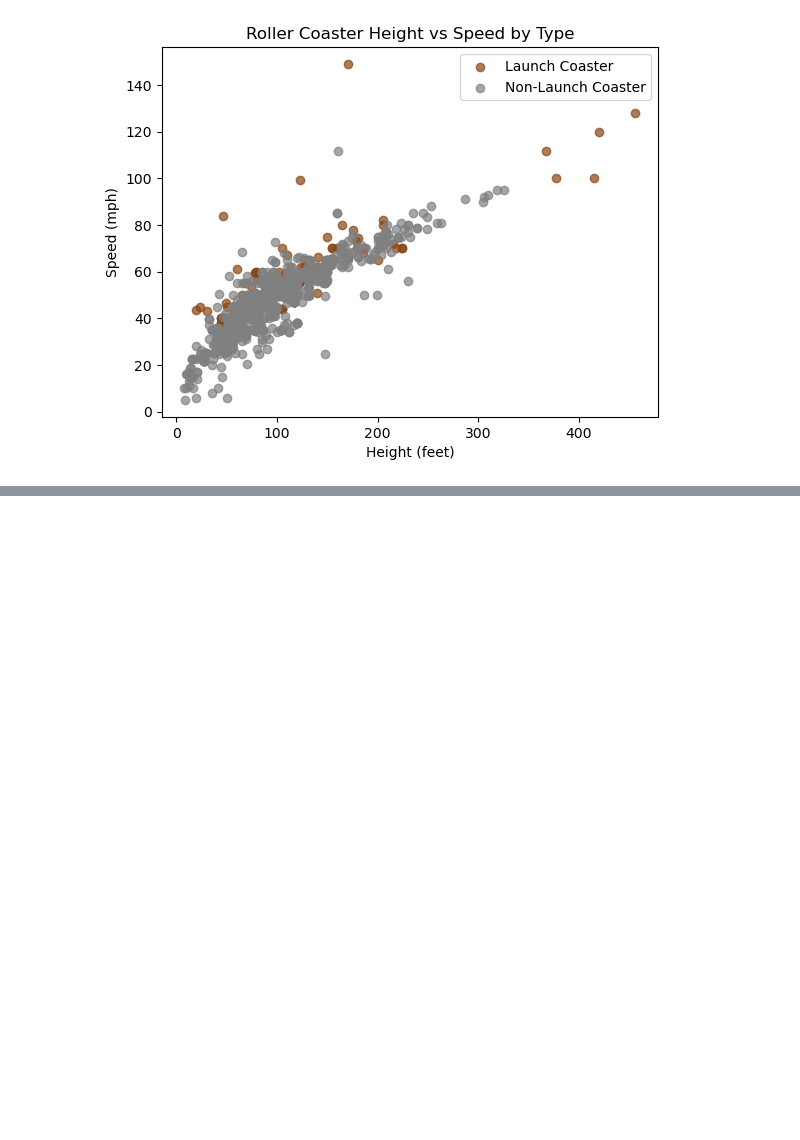
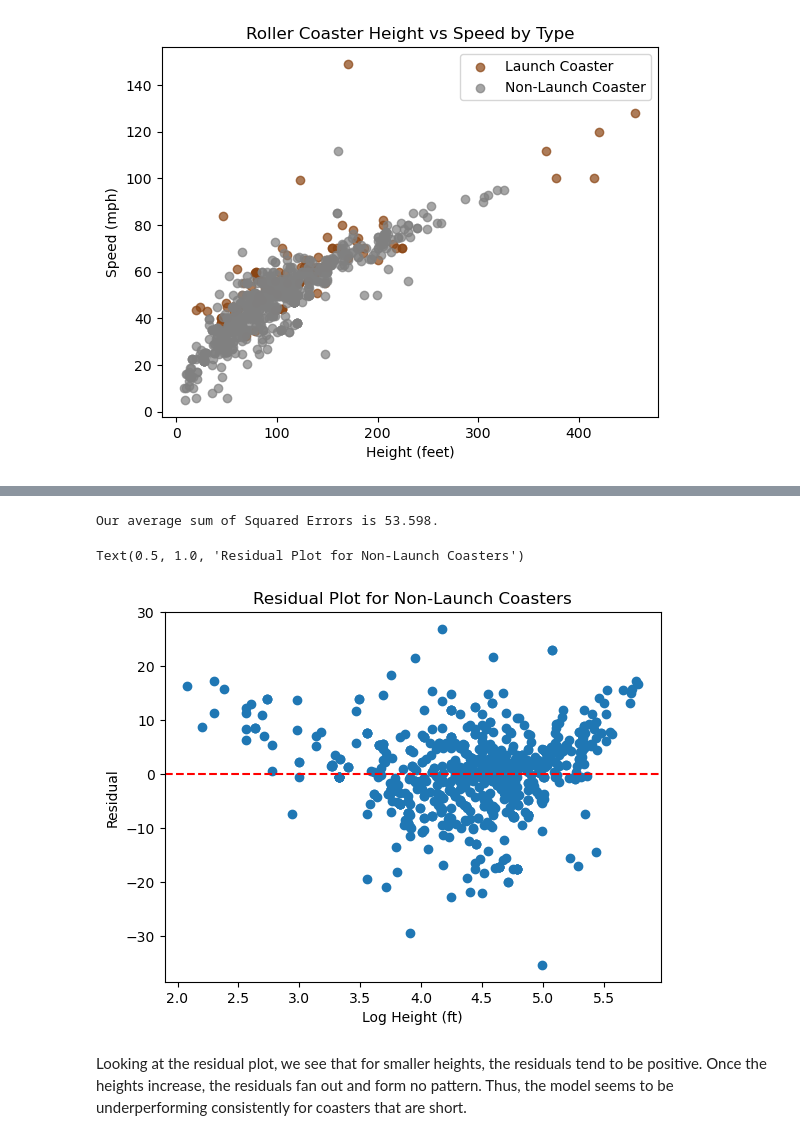
Before and after one commit to legendschwab/cmor438individual, a Jupyter notebook: Supervised Machine Learning/2. Linear Regression/LinearRegressionCMOR438.ipynb, the cells around one changed output, grey strips where cells are left out. Saved outputs shown, nothing was run; the diff lists cells and outputs as text; code cells hidden in the pictures; blank space fills up the shorter version.

```diff
--- a/Supervised Machine Learning/2. Linear Regression/LinearRegressionCMOR438.ipynb
+++ b/Supervised Machine Learning/2. Linear Regression/LinearRegressionCMOR438.ipynb
@@ -244,0 +280,16 @@ Overall, the takeway is that as height of a roller coaster increases, the top sp
+# %%
+non_launch_log_residuals = calculate_residuals(log_height, non_launch_coasters['speed_mph'])
+
+print(f"Our average sum of Squared Errors is {round(sse(log_height,non_launch_coasters['speed_mph']),3)}.")
+
+plt.scatter(log_height, non_launch_log_residuals)
+plt.axhline(y=0, color='r', linestyle='--')
+plt.xlabel("Log Height (ft)")
+plt.ylabel('Residual')
+plt.title('Residual Plot for Non-Launch Coasters')
+# %% [output]
+Our average sum of Squared Errors is 53.598.
+Text(0.5, 1.0, 'Residual Plot for Non-Launch Coasters')
+[figure, added]
+# %% [markdown]
+Looking at the residual plot, we see that for smaller heights, the residuals tend to be positive. Once the heights increase, the residuals fan out and form no pattern. Thus, the model seems to be underperforming consistently for coasters that are short.
```
Also changed, not shown: parts of 20 cells of this notebook.
